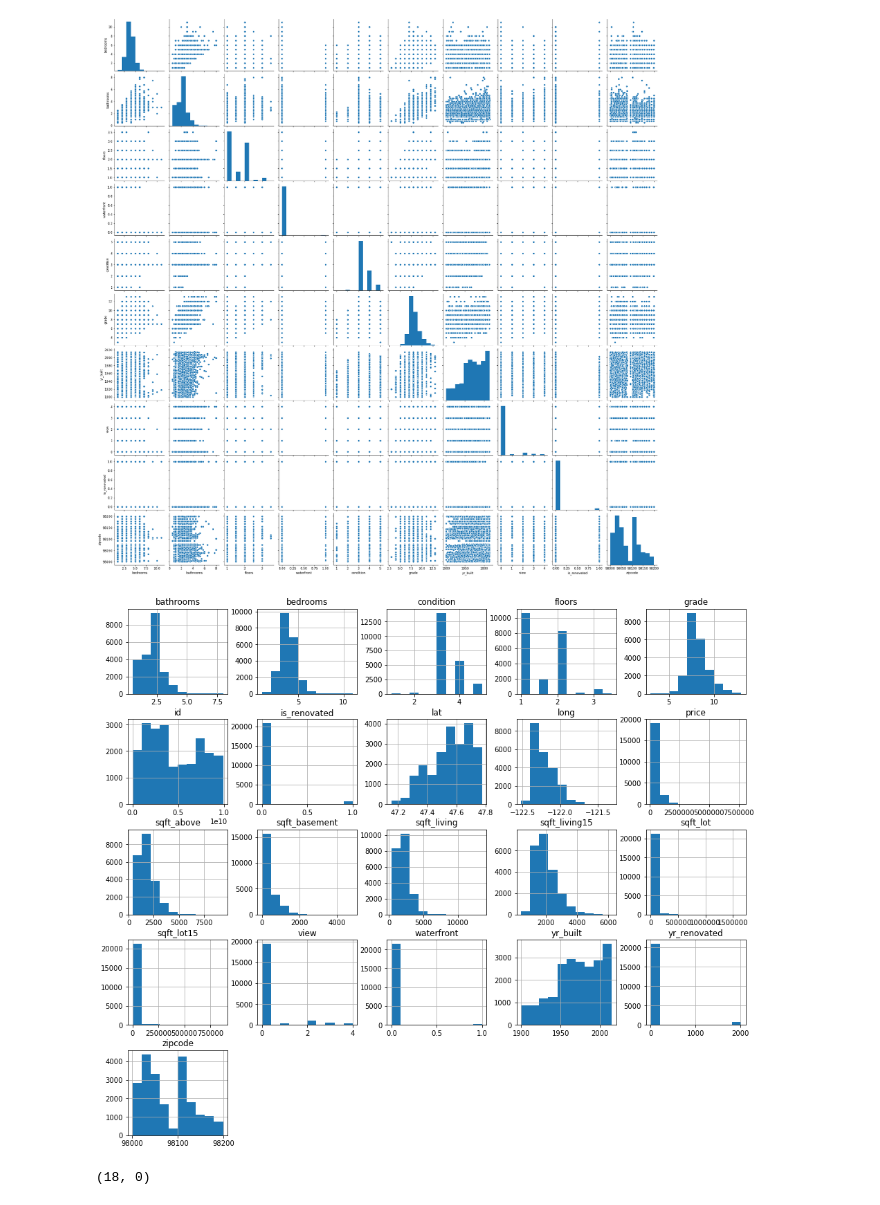
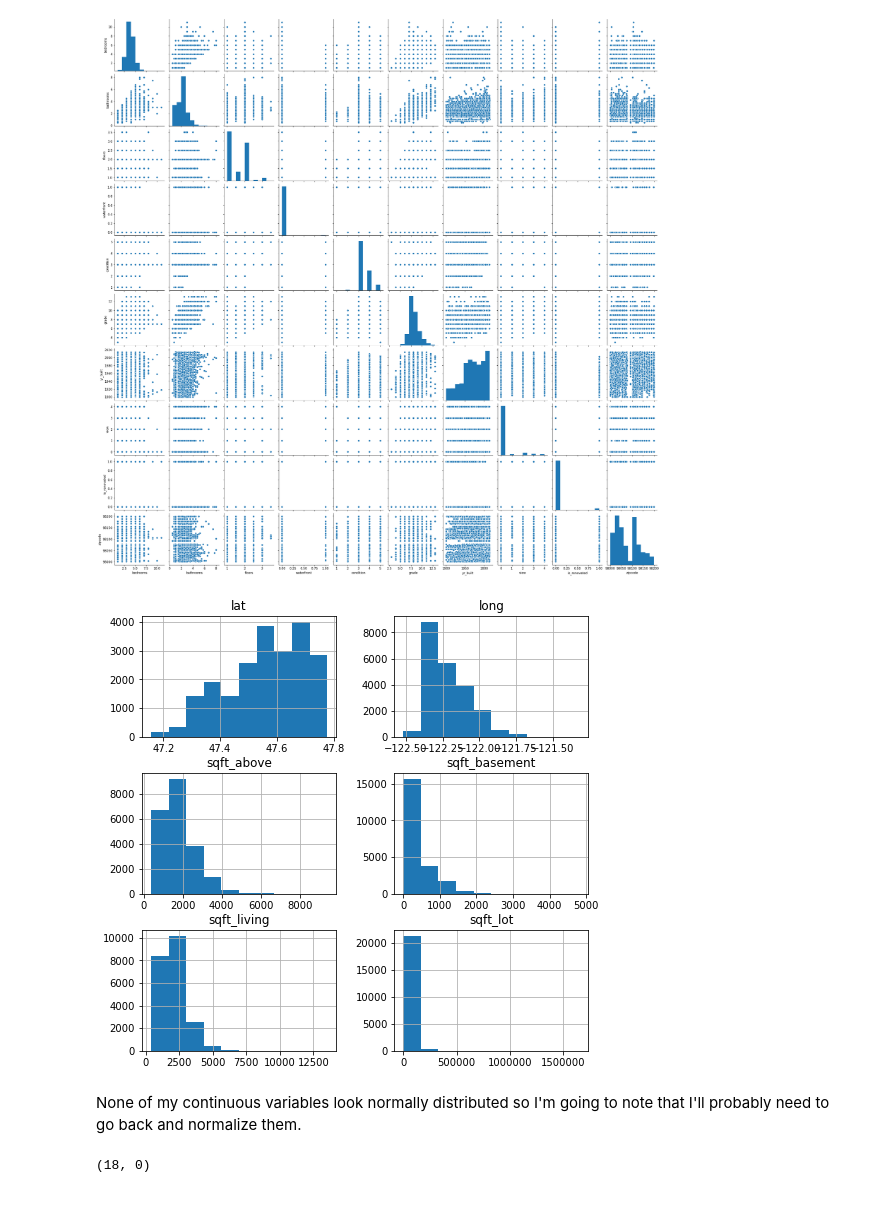
Before and after one commit to christisarv/linear-modeling-house-prices, a Jupyter notebook: Phase 2 Project Scratch Notebook.ipynb, the cells around one changed output. Cells and saved outputs as stored; diff of their text form; code cells hidden in the pictures.

```diff
--- a/Phase 2 Project Scratch Notebook.ipynb
+++ b/Phase 2 Project Scratch Notebook.ipynb
@@ -28,0 +23,3 @@ data['waterfront'].fillna(0.0, inplace=True)
+# %%
+data['waterfront'].fillna(0.0, inplace=True)
+data['view'].fillna(0.0, inplace=True)
@@ -89,12 +71,0 @@ data.describe()
-# %%
-data['yr_renovated'].fillna(0.0, inplace=True)
-
-# insert a new column with a value of zero
-data['is_renovated'] = 0
-
-# loop through the data and input a 1 where the house was renovated
-for row in data.index:
-    if data['yr_renovated'][row] != 0.0:
-        data['is_renovated'][row] = 1
-
-data.head()
@@ -123,15 +89,15 @@ sns.pairplot(data[cat_cols])
 # %% [output]
 <seaborn.axisgrid.PairGrid at 0x...>
 [figure]
-# %%
-import warnings
-warnings.filterwarnings('ignore')
-fig = plt.figure(figsize = (16,14))
-ax = fig.gca()
-data.hist(ax = ax);
-#checking for normality: normalize sqft columns?
-# %% [output]
-[figure, removed]
+# %%
+#use a GCA plot to look at histograms of the continuous variables
+fig = plt.figure(figsize = (8,8))
+ax = fig.gca()
+data[con_cols].hist(ax = ax);
+# %% [output]
+[figure, added]
+# %% [markdown]
+None of my continuous variables look normally distributed so I'm going to note that I'll probably need to go back and normalize them.
 # %%
 plt.figure(figsize = (15,10))
 ax = sns.heatmap(data[cat_cols + con_cols].corr(), annot=True)
```
Also changed, not shown: parts of 46 cells of this notebook.
